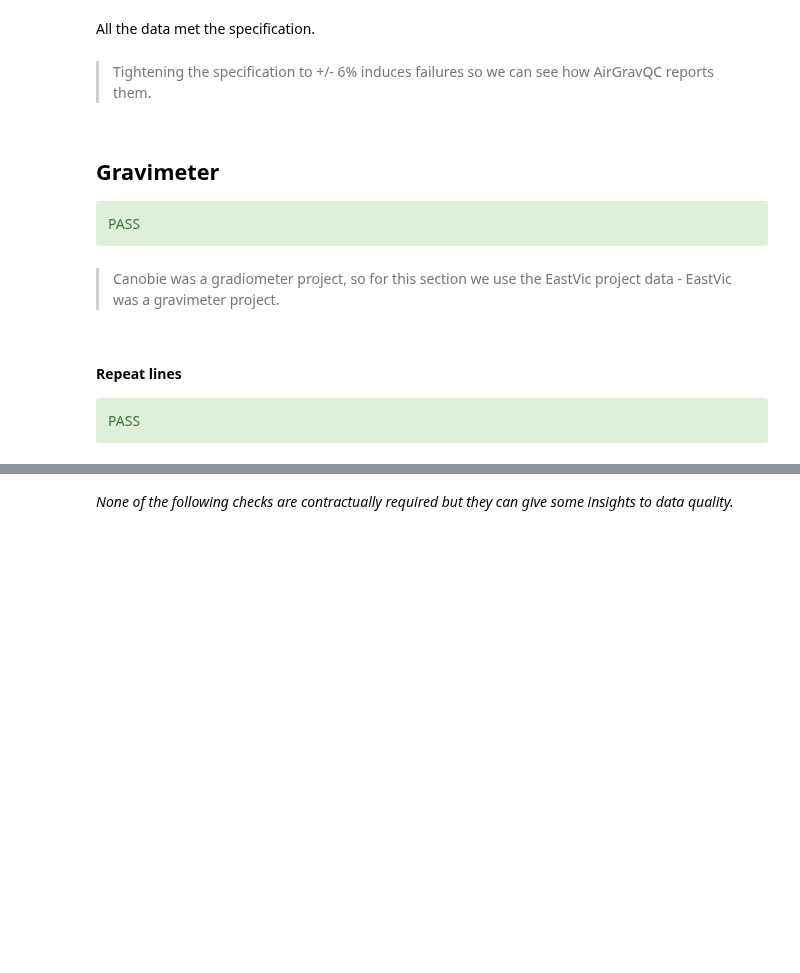
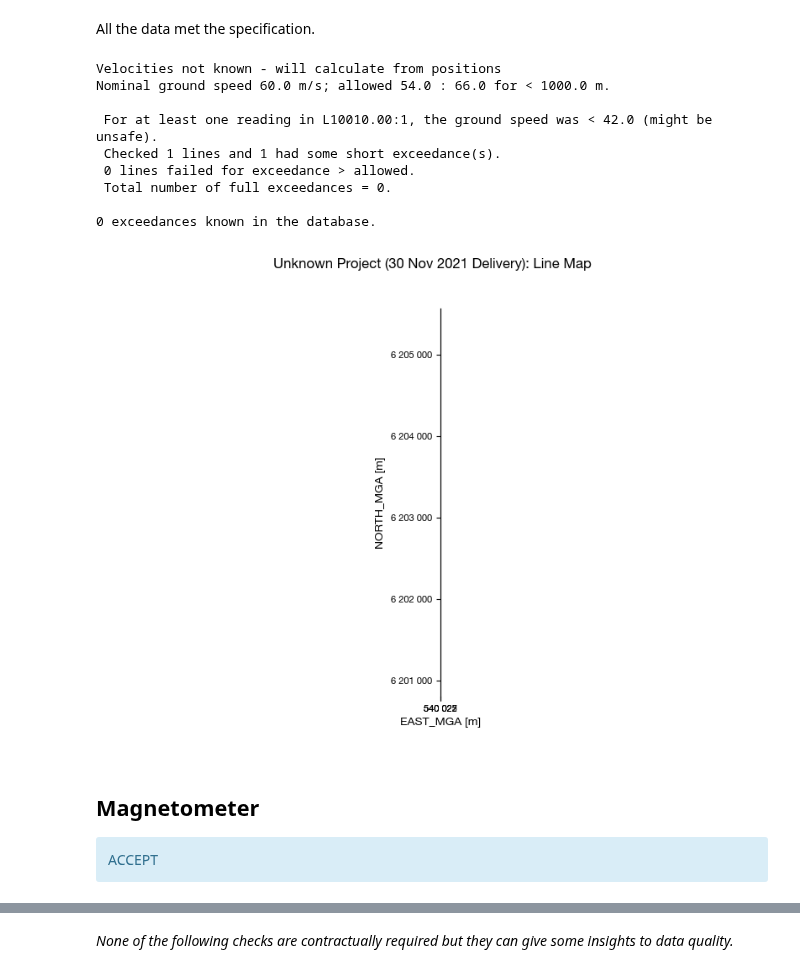
Before and after one commit to GeoscienceAustralia/galileoQC, a Jupyter notebook: examples/Airmag_GDF/Test_AirGravQC_mag_gdf.ipynb, the cells around one changed output, grey strips where cells are left out. Drawn from its saved outputs; the diff is of its cells as text; code cells hidden in the pictures; blank space fills up the shorter version.

```diff
--- a/examples/Airmag_GDF/Test_AirGravQC_mag_gdf.ipynb
+++ b/examples/Airmag_GDF/Test_AirGravQC_mag_gdf.ipynb
@@ -740,6 +177,15 @@ PASS
 # %% [markdown]
 All the data met the specification.
 # %%
-qc.checkSpeeds(canobieHDF_file, nominalSpeed=60., allowance=0.15, maxDistance=1000.0, plot_flag=False)
+qc.checkSpeeds(muppetHDF_file, nominalSpeed=60., allowance=0.1, maxDistance=1000.0, plot_flag=True)
+# %% [output]
+Velocities not known - will calculate from positions
+Nominal ground speed 60.0 m/s; allowed 54.0 : 66.0 for < 1000.0 m.
+
+ For at least one reading in L10010.00:1, the ground speed was < 42.0 (might be unsafe).
+ Checked 1 lines and 1 had some short exceedance(s).
+ 0 lines failed for exceedance > allowed.
+ Total number of full exceedances = 0.
+
+0 exceedances known in the database.
+[figure, added]
-# %% [markdown]
-> Tightening the specification to +/- 6% induces failures so we can see how AirGravQC reports them.
@@ -748,12 +192,5 @@ qc.checkSpeeds(canobieHDF_file, nominalSpeed=60., allowance=0.06, maxDistance=10
 # %% [markdown]
-## Gravimeter
-<div class="alert alert-block alert-success">
-PASS
+## Magnetometer
+<div class="alert alert-block alert-info">
+ACCEPT
 <div>
-# %% [markdown]
-> Canobie was a gradiometer project, so for this section we use the EastVic project data - EastVic was a gravimeter project.
-# %% [markdown]
-#### Repeat lines
-<div class="alert alert-block alert-success">
-PASS
-<div>
```
Also changed, not shown: parts of 218 cells of this notebook, 36 other files.
